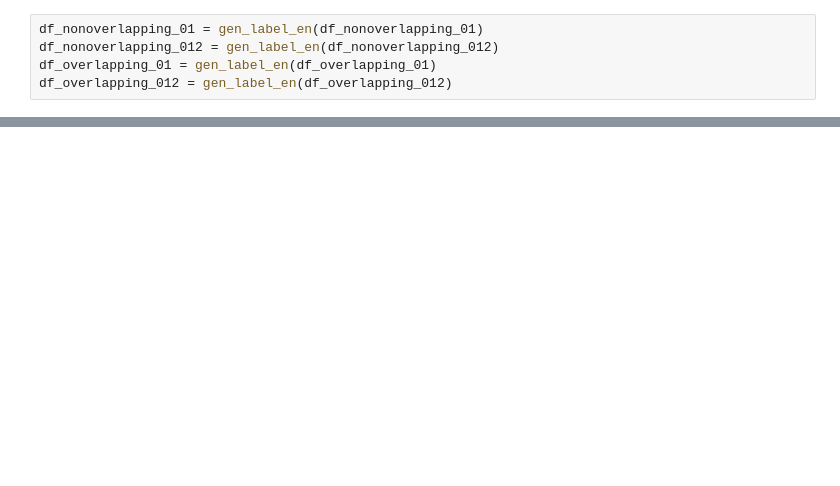
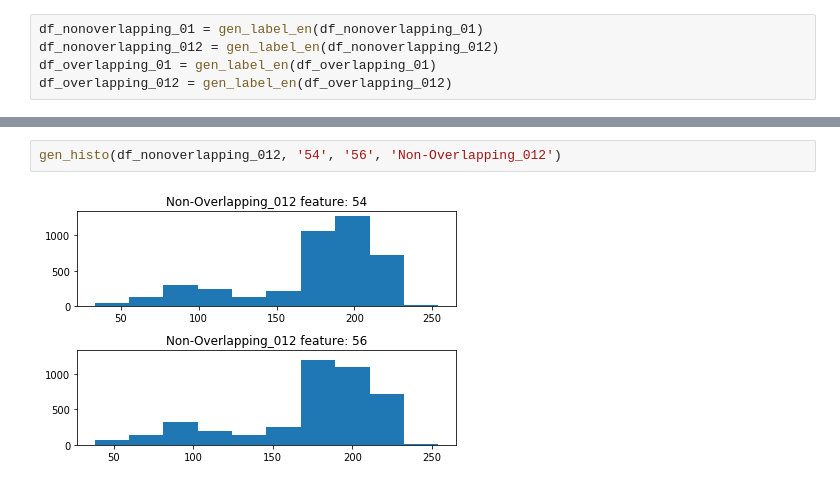
Before and after one commit to vathanahim/image_analysis, a Jupyter notebook: Part_2/code/Assignment2.ipynb, the cells around one changed output, grey strips where cells are left out. Drawn from its saved outputs; the diff is of its cells as text; blank space fills up the shorter version.

```diff
--- a/Part_2/code/Assignment2.ipynb
+++ b/Part_2/code/Assignment2.ipynb
@@ -35,0 +71,4 @@ df_nonoverlapping_01
+# %%
+gen_histo(df_nonoverlapping_012, '54', '56', 'Non-Overlapping_012')
+# %% [output]
+[figure, added]
```
Also changed, not shown: parts of 15 cells of this notebook.
